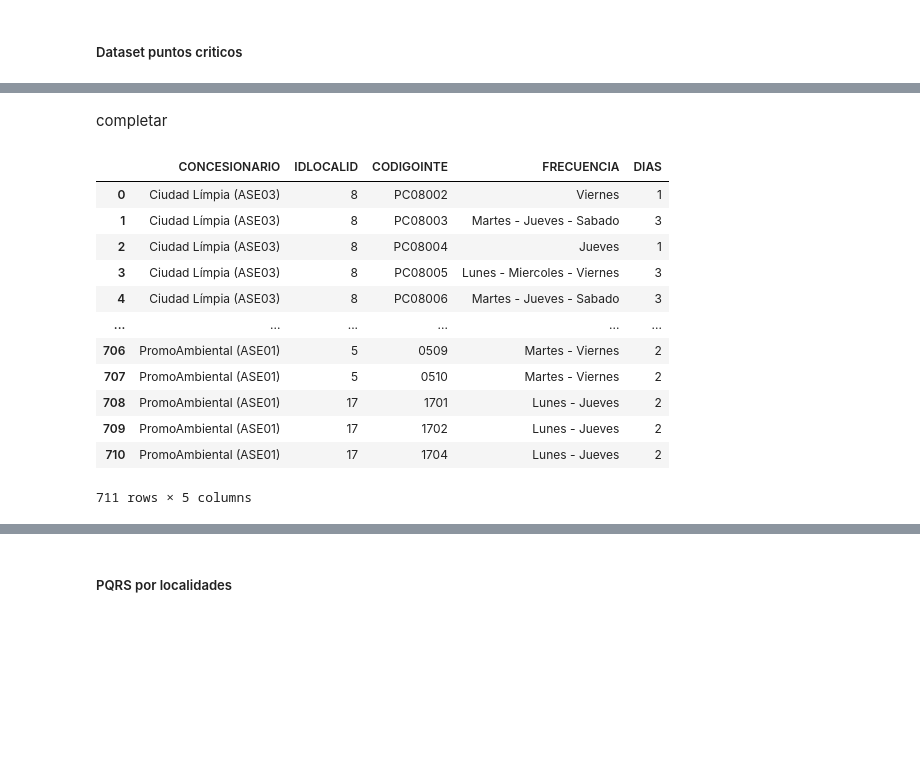
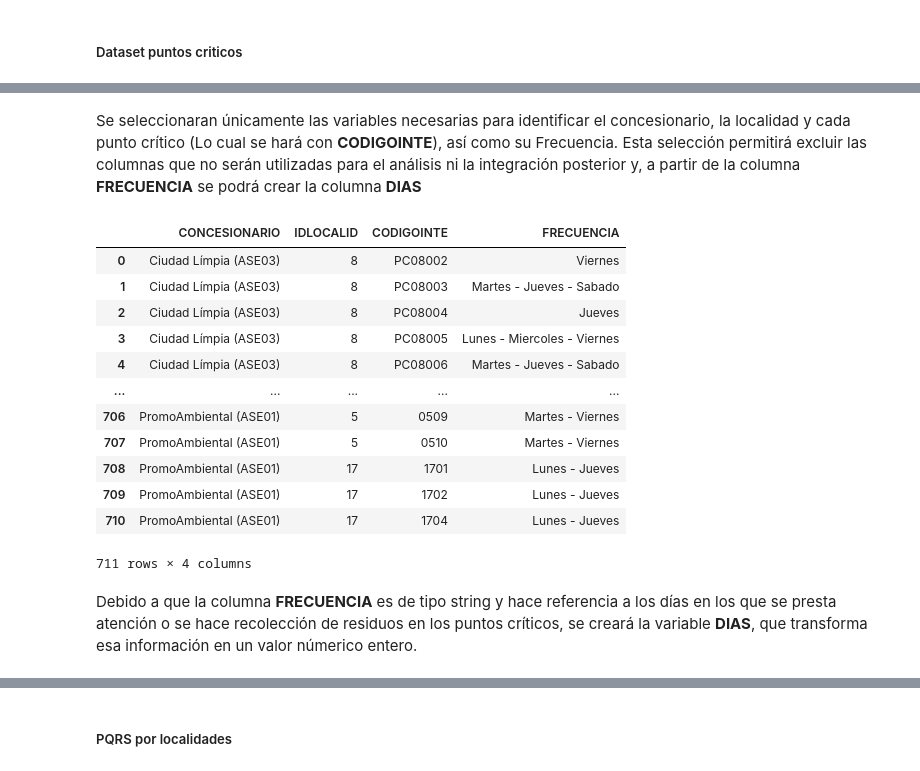
Before and after one commit to Ale92009/DATA1002_Proyecto2, a Jupyter notebook: notebooks/desarrollo.ipynb, the cells around one changed output, grey strips where cells are left out. Drawn from its saved outputs; the diff is of its cells as text; code cells hidden in the pictures; blank space fills up the shorter version.

```diff
--- a/notebooks/desarrollo.ipynb
+++ b/notebooks/desarrollo.ipynb
@@ -370,24 +370,24 @@ Data columns (total 11 columns):
 dtypes: float64(3), int64(2), str(6)
 memory usage: 119.5 KB
 # %% [markdown]
-completar
+Se seleccionaran únicamente las variables necesarias para identificar el concesionario, la localidad y cada punto crítico (Lo cual se hará con **CODIGOINTE**), así como su Frecuencia. Esta selección permitirá excluir las columnas que no serán utilizadas para el análisis ni la integración posterior y, a partir de la columna **FRECUENCIA** se podrá crear la columna **DIAS**
 # %%
-#TODO corregir
 columns_puntos_criticos = ['CONCESIONARIO', 'IDLOCALID', 'CODIGOINTE', 'FRECUENCIA']
 df_puntos_criticos_filtrado = df_puntos_criticos[columns_puntos_criticos]
-df_puntos_criticos_filtrado['DIAS'] = df_puntos_criticos['FRECUENCIA'].str.count('-').add(1).fillna(0)
 df_puntos_criticos_filtrado
 # %% [output]
-|  | CONCESIONARIO | IDLOCALID | CODIGOINTE | FRECUENCIA | DIAS |
-| 0 | Ciudad Límpia (ASE03) | 8 | PC08002 | Viernes | 1 |
-| 1 | Ciudad Límpia (ASE03) | 8 | PC08003 | Martes - Jueves - Sabado | 3 |
-| 2 | Ciudad Límpia (ASE03) | 8 | PC08004 | Jueves | 1 |
-| 3 | Ciudad Límpia (ASE03) | 8 | PC08005 | Lunes - Miercoles - Viernes | 3 |
-| 4 | Ciudad Límpia (ASE03) | 8 | PC08006 | Martes - Jueves - Sabado | 3 |
-| ... | ... | ... | ... | ... | ... |
-| 706 | PromoAmbiental (ASE01) | 5 | 0509 | Martes - Viernes | 2 |
-| 707 | PromoAmbiental (ASE01) | 5 | 0510 | Martes - Viernes | 2 |
-| 708 | PromoAmbiental (ASE01) | 17 | 1701 | Lunes - Jueves | 2 |
-| 709 | PromoAmbiental (ASE01) | 17 | 1702 | Lunes - Jueves | 2 |
-| 710 | PromoAmbiental (ASE01) | 17 | 1704 | Lunes - Jueves | 2 |
+|  | CONCESIONARIO | IDLOCALID | CODIGOINTE | FRECUENCIA |
+| 0 | Ciudad Límpia (ASE03) | 8 | PC08002 | Viernes |
+| 1 | Ciudad Límpia (ASE03) | 8 | PC08003 | Martes - Jueves - Sabado |
+| 2 | Ciudad Límpia (ASE03) | 8 | PC08004 | Jueves |
+| 3 | Ciudad Límpia (ASE03) | 8 | PC08005 | Lunes - Miercoles - Viernes |
+| 4 | Ciudad Límpia (ASE03) | 8 | PC08006 | Martes - Jueves - Sabado |
+| ... | ... | ... | ... | ... |
+| 706 | PromoAmbiental (ASE01) | 5 | 0509 | Martes - Viernes |
+| 707 | PromoAmbiental (ASE01) | 5 | 0510 | Martes - Viernes |
+| 708 | PromoAmbiental (ASE01) | 17 | 1701 | Lunes - Jueves |
+| 709 | PromoAmbiental (ASE01) | 17 | 1702 | Lunes - Jueves |
+| 710 | PromoAmbiental (ASE01) | 17 | 1704 | Lunes - Jueves |
-711 rows × 5 columns
+711 rows × 4 columns
+# %% [markdown]
+Debido a que la columna **FRECUENCIA** es de tipo string y hace referencia a los días en los que se presta atención o se hace recolección de residuos en los puntos críticos, se creará la variable **DIAS**, que transforma esa información en un valor númerico entero.
```
Also changed, not shown: parts of 9 cells of this notebook.
